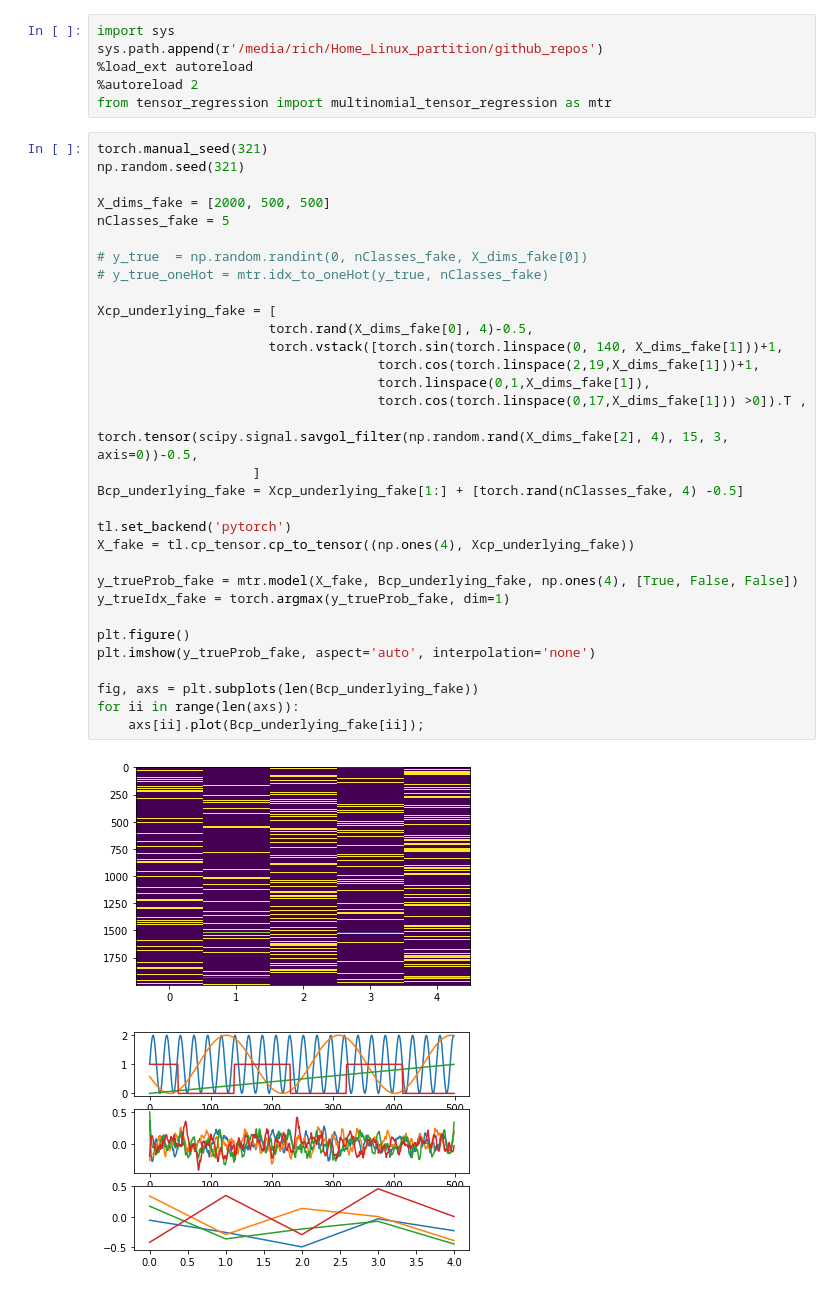
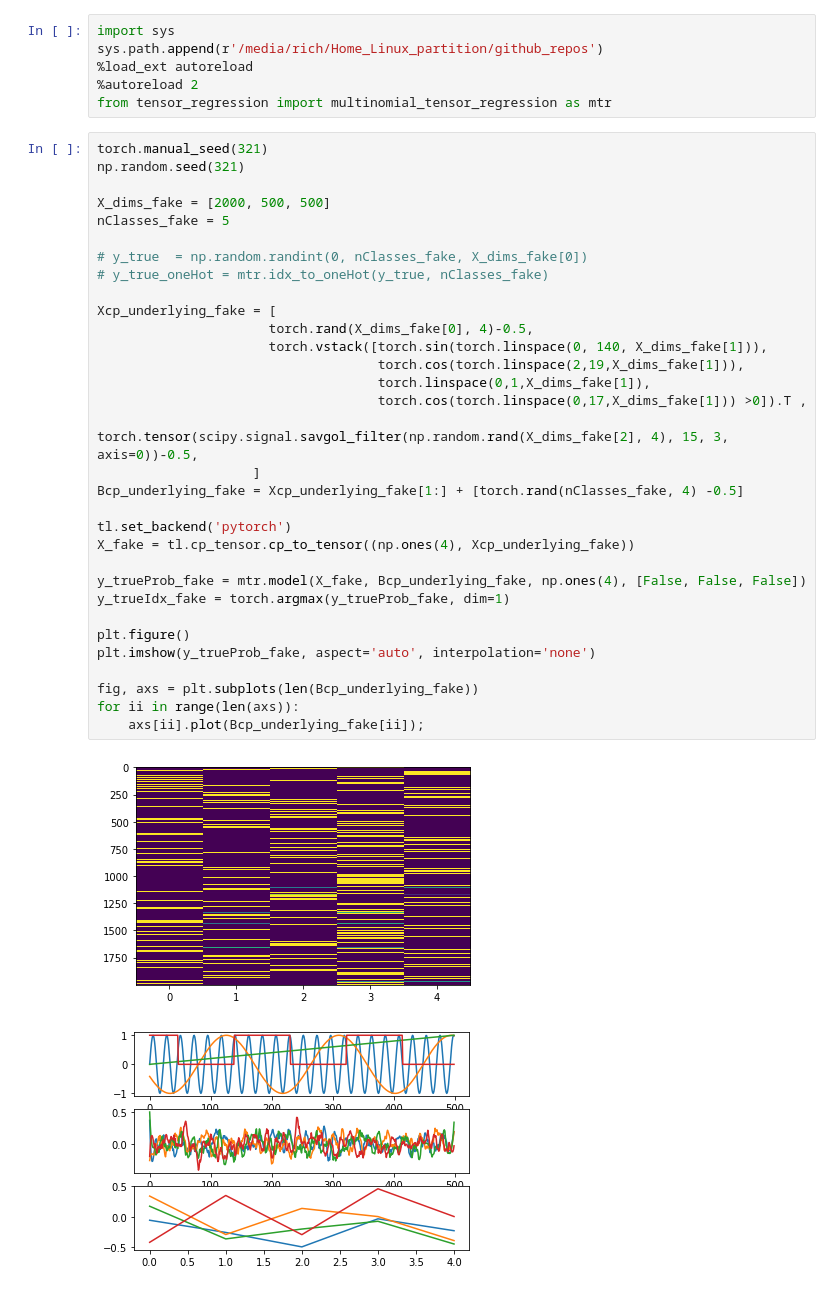
Before and after one commit to kimerein/tensor_regression, a Jupyter notebook: demo_MultinomialTensorRegression.ipynb, the cells around one changed output. Cells and saved outputs as stored; diff of their text form.

```diff
--- a/demo_MultinomialTensorRegression.ipynb
+++ b/demo_MultinomialTensorRegression.ipynb
@@ -13,37 +13,37 @@ from tensor_regression import multinomial_tensor_regression as mtr
 # %%
 torch.manual_seed(321)
 np.random.seed(321)
 
 X_dims_fake = [2000, 500, 500]
 nClasses_fake = 5
 
 # y_true  = np.random.randint(0, nClasses_fake, X_dims_fake[0])
 # y_true_oneHot = mtr.idx_to_oneHot(y_true, nClasses_fake)
 
 Xcp_underlying_fake = [
                       torch.rand(X_dims_fake[0], 4)-0.5,
-                      torch.vstack([torch.sin(torch.linspace(0, 140, X_dims_fake[1]))+1,
-                                    torch.cos(torch.linspace(2,19,X_dims_fake[1]))+1,
+                      torch.vstack([torch.sin(torch.linspace(0, 140, X_dims_fake[1])),
+                                    torch.cos(torch.linspace(2,19,X_dims_fake[1])),
                                     torch.linspace(0,1,X_dims_fake[1]),
                                     torch.cos(torch.linspace(0,17,X_dims_fake[1])) >0]).T ,
                       torch.tensor(scipy.signal.savgol_filter(np.random.rand(X_dims_fake[2], 4), 15, 3, axis=0))-0.5,
                     ]
 Bcp_underlying_fake = Xcp_underlying_fake[1:] + [torch.rand(nClasses_fake, 4) -0.5]
 
 tl.set_backend('pytorch')
 X_fake = tl.cp_tensor.cp_to_tensor((np.ones(4), Xcp_underlying_fake))
 
-y_trueProb_fake = mtr.model(X_fake, Bcp_underlying_fake, np.ones(4), [True, False, False])
+y_trueProb_fake = mtr.model(X_fake, Bcp_underlying_fake, np.ones(4), [False, False, False])
 y_trueIdx_fake = torch.argmax(y_trueProb_fake, dim=1)
 
 plt.figure()
 plt.imshow(y_trueProb_fake, aspect='auto', interpolation='none')
 
 fig, axs = plt.subplots(len(Bcp_underlying_fake))
 for ii in range(len(axs)):
     axs[ii].plot(Bcp_underlying_fake[ii]);
 # %% [output]
-[figure, old version]
+[figure, new version]
-[figure, old version]
+[figure, new version]
 # %%
 X = X_fake.numpy()
```
Also changed, not shown: parts of 2 cells of this notebook, 1 other file.
